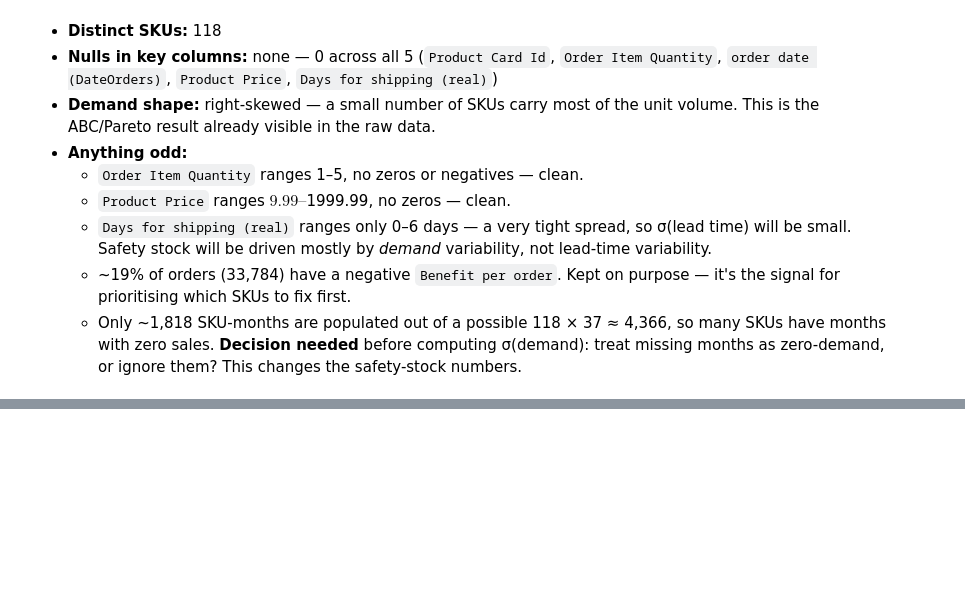
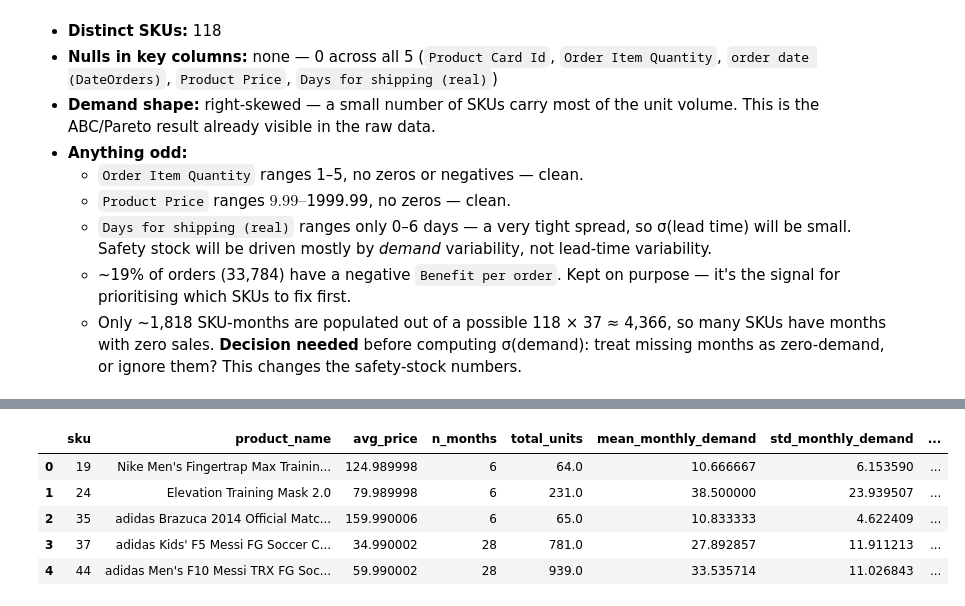
Before and after one commit to GireesheePendela/dataco-inventory-analysis, a Jupyter notebook: notebooks/analysis.ipynb, the cells around one changed output, grey strips where cells are left out. Saved outputs shown, nothing was run; the diff lists cells and outputs as text; code cells hidden in the pictures; blank space fills up the shorter version.

```diff
--- a/notebooks/analysis.ipynb
+++ b/notebooks/analysis.ipynb
@@ -174,0 +208,39 @@ plt.show()
+# %%
+# Below this many months of history, std(monthly demand) is not trustworthy.
+MIN_MONTHS = 6
+
+
+def sku_profile(g):
+    """Collapse one SKU's monthly rows to a single profile row.
+
+    Gap months between the SKU's first and last sale are filled with 0 so the
+    std reflects the real on/off lumpiness of demand. Months before the first
+    sale / after the last are NOT added (the product did not exist then)."""
+    s = g.set_index("month")["units"].sort_index()
+    full = pd.period_range(s.index.min().to_period("M"),
+                           s.index.max().to_period("M"), freq="M").to_timestamp()
+    units = s.reindex(full, fill_value=0)
+    return pd.Series({
+        "product_name": g["product_name"].iloc[0],
+        "avg_price": g["avg_price"].mean(),
+        "n_months": len(units),
+        "total_units": units.sum(),
+        "mean_monthly_demand": units.mean(),
+        "std_monthly_demand": units.std(ddof=1),   # NaN when n_months == 1
+    })
+
+
+profile = (
+    demand_m.groupby("sku", group_keys=True)
+    .apply(sku_profile, include_groups=False)
+    .reset_index()
+)
+profile["insufficient_history"] = profile["n_months"] < MIN_MONTHS
+profile.head()
+# %% [output]
+|  | sku | product_name | avg_price | n_months | total_units | mean_monthly_demand | std_monthly_demand | ... |
+| 0 | 19 | Nike Men's Fingertrap Max Trainin... | 124.989998 | 6 | 64.0 | 10.666667 | 6.153590 | ... |
+| 1 | 24 | Elevation Training Mask 2.0 | 79.989998 | 6 | 231.0 | 38.500000 | 23.939507 | ... |
+| 2 | 35 | adidas Brazuca 2014 Official Matc... | 159.990006 | 6 | 65.0 | 10.833333 | 4.622409 | ... |
+| 3 | 37 | adidas Kids' F5 Messi FG Soccer C... | 34.990002 | 28 | 781.0 | 27.892857 | 11.911213 | ... |
+| 4 | 44 | adidas Men's F10 Messi TRX FG Soc... | 59.990002 | 28 | 939.0 | 33.535714 | 11.026843 | ... |
```
Also changed, not shown: parts of 4 cells of this notebook, 1 other file.
